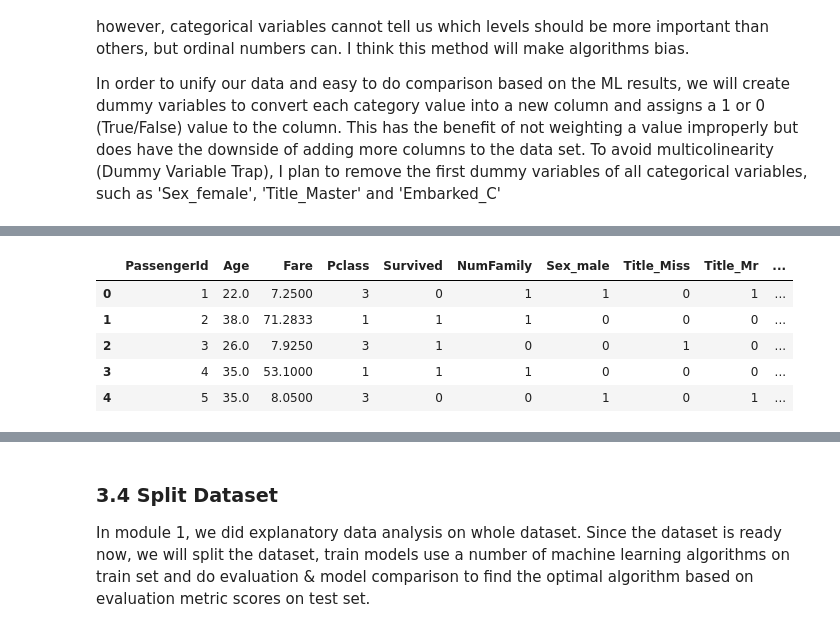
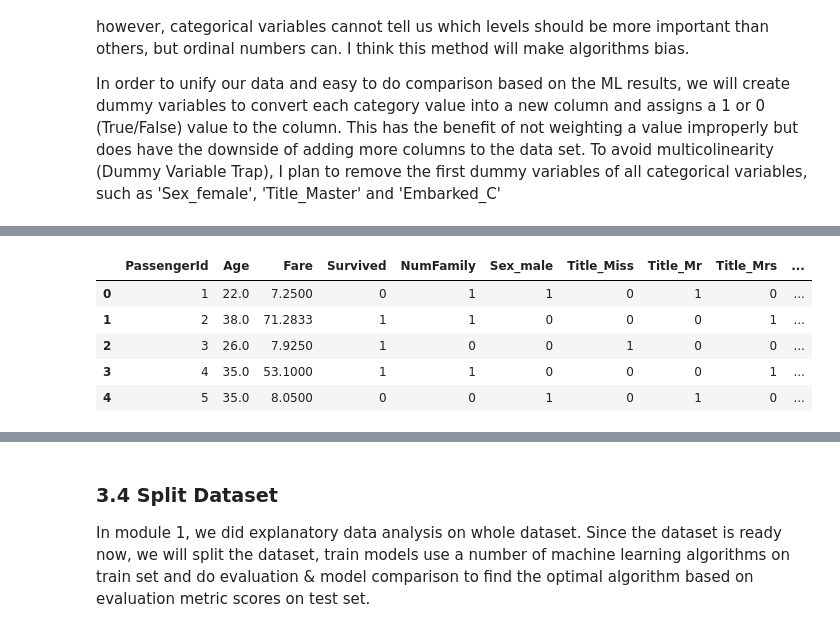
Before and after one commit to CoolGIRLCOCO/Project-Titantic-Survival-Prediction-ToBContinuted, a Jupyter notebook: Predict Survival on Titanic Datasets Using Classification Methods(Part 2).ipynb, the cells around one changed output, grey strips where cells are left out. Drawn from its saved outputs; the diff is of its cells as text; code cells hidden in the pictures.

```diff
--- a/Predict Survival on Titanic Datasets Using Classification Methods(Part 2).ipynb
+++ b/Predict Survival on Titanic Datasets Using Classification Methods(Part 2).ipynb
@@ -76,14 +86,14 @@ In order to unify our data and easy to do comparison based on the ML results, we
 # %%
-Data0 = pd.get_dummies(Data,columns = ['Sex','Title','Embarked'])
-Data1 = Data0.drop(['Sex_female', 'Title_Master', 'Embarked_C'],axis = 1)
+Data0 = pd.get_dummies(Data,columns = ['Sex','Title','Embarked','Pclass'])
+Data1 = Data0.drop(['Sex_female', 'Title_Master', 'Embarked_C','Pclass_1'],axis = 1)
 Data1.head()
 # %% [output]
-|  | PassengerId | Age | Fare | Pclass | Survived | NumFamily | Sex_male | Title_Miss | Title_Mr | ... |
-| 0 | 1 | 22.0 | 7.2500 | 3 | 0 | 1 | 1 | 0 | 1 | ... |
-| 1 | 2 | 38.0 | 71.2833 | 1 | 1 | 1 | 0 | 0 | 0 | ... |
-| 2 | 3 | 26.0 | 7.9250 | 3 | 1 | 0 | 0 | 1 | 0 | ... |
-| 3 | 4 | 35.0 | 53.1000 | 1 | 1 | 1 | 0 | 0 | 0 | ... |
-| 4 | 5 | 35.0 | 8.0500 | 3 | 0 | 0 | 1 | 0 | 1 | ... |
+|  | PassengerId | Age | Fare | Survived | NumFamily | Sex_male | Title_Miss | Title_Mr | Title_Mrs | ... |
+| 0 | 1 | 22.0 | 7.2500 | 0 | 1 | 1 | 0 | 1 | 0 | ... |
+| 1 | 2 | 38.0 | 71.2833 | 1 | 1 | 0 | 0 | 0 | 1 | ... |
+| 2 | 3 | 26.0 | 7.9250 | 1 | 0 | 0 | 1 | 0 | 0 | ... |
+| 3 | 4 | 35.0 | 53.1000 | 1 | 1 | 0 | 0 | 0 | 1 | ... |
+| 4 | 5 | 35.0 | 8.0500 | 0 | 0 | 1 | 0 | 1 | 0 | ... |
 # %% [markdown]
 ### 3.3 Feature Normalization(Feature Scaling)
 We also notice there are some features are in different scales, such as column 'Age' and 'Fare'. These two features are numerical variables. When we apply ML methods like KNN, SVM, Neural Networks, etc. different scales of input features may give different contributions to the ML algorithms and then cause problems. So transform the input features into same scale is necessary. We may consider to use mean-std normalization
```
Also changed, not shown: parts of 14 cells of this notebook.
